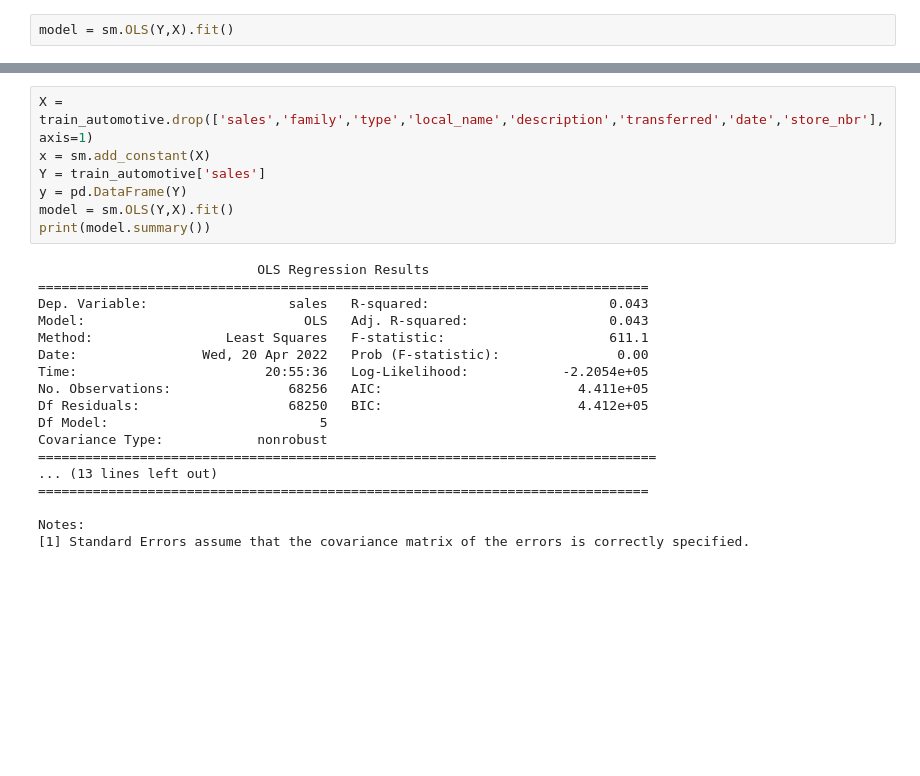
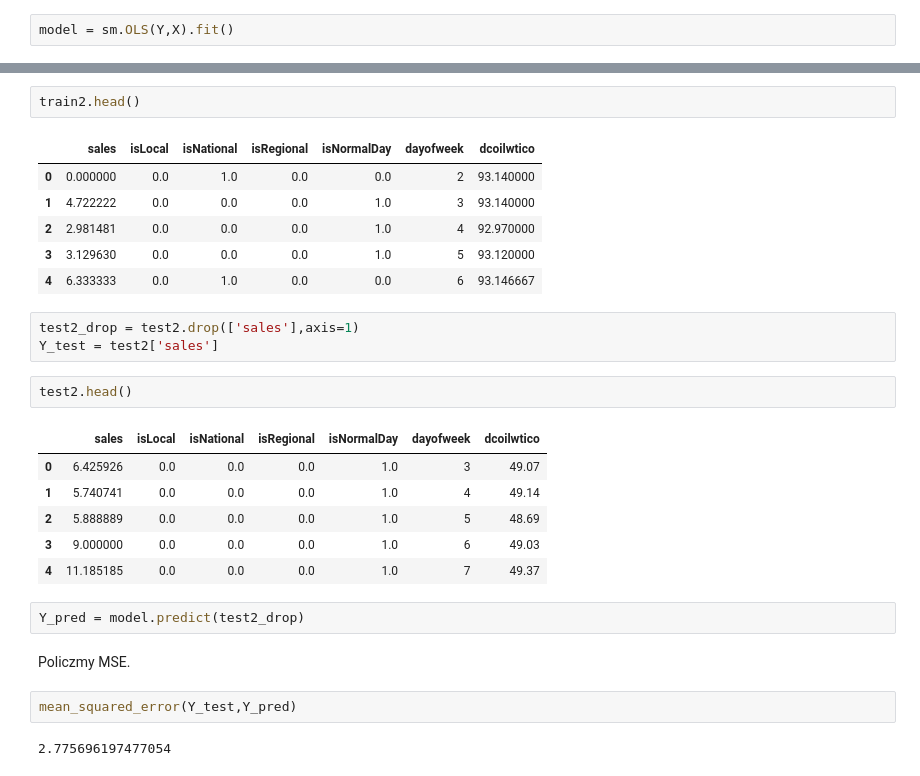
Before and after one commit to ndzadz/WTUM_12_2022, a Jupyter notebook: modelling_v2.ipynb, the cells around one changed output, grey strips where cells are left out. Saved outputs shown, nothing was run; the diff lists cells and outputs as text; blank space fills up the shorter version.

```diff
--- a/modelling_v2.ipynb
+++ b/modelling_v2.ipynb
@@ -206,25 +177,29 @@ train_automotive.head()
-# %%
-X = train_automotive.drop(['sales','family','type','local_name','description','transferred','date','store_nbr'],axis=1)
-x = sm.add_constant(X)
-Y = train_automotive['sales']
-y = pd.DataFrame(Y)
-model = sm.OLS(Y,X).fit()
-print(model.summary())
-# %% [output]
-                            OLS Regression Results
-==============================================================================
-Dep. Variable:                  sales   R-squared:                       0.043
-Model:                            OLS   Adj. R-squared:                  0.043
-Method:                 Least Squares   F-statistic:                     611.1
-Date:                Wed, 20 Apr 2022   Prob (F-statistic):               0.00
-Time:                        20:55:36   Log-Likelihood:            -2.2054e+05
-No. Observations:               68256   AIC:                         4.411e+05
-Df Residuals:                   68250   BIC:                         4.412e+05
-Df Model:                           5
-Covariance Type:            nonrobust
-===============================================================================
-... (13 lines left out)
-==============================================================================
-
-Notes:
-[1] Standard Errors assume that the covariance matrix of the errors is correctly specified.
+# %%
+train2.head()
+# %% [output]
+|  | sales | isLocal | isNational | isRegional | isNormalDay | dayofweek | dcoilwtico |
+| 0 | 0.000000 | 0.0 | 1.0 | 0.0 | 0.0 | 2 | 93.140000 |
+| 1 | 4.722222 | 0.0 | 0.0 | 0.0 | 1.0 | 3 | 93.140000 |
+| 2 | 2.981481 | 0.0 | 0.0 | 0.0 | 1.0 | 4 | 92.970000 |
+| 3 | 3.129630 | 0.0 | 0.0 | 0.0 | 1.0 | 5 | 93.120000 |
+| 4 | 6.333333 | 0.0 | 1.0 | 0.0 | 0.0 | 6 | 93.146667 |
+# %%
+test2_drop = test2.drop(['sales'],axis=1)
+Y_test = test2['sales']
+# %%
+test2.head()
+# %% [output]
+|  | sales | isLocal | isNational | isRegional | isNormalDay | dayofweek | dcoilwtico |
+| 0 | 6.425926 | 0.0 | 0.0 | 0.0 | 1.0 | 3 | 49.07 |
+| 1 | 5.740741 | 0.0 | 0.0 | 0.0 | 1.0 | 4 | 49.14 |
+| 2 | 5.888889 | 0.0 | 0.0 | 0.0 | 1.0 | 5 | 48.69 |
+| 3 | 9.000000 | 0.0 | 0.0 | 0.0 | 1.0 | 6 | 49.03 |
+| 4 | 11.185185 | 0.0 | 0.0 | 0.0 | 1.0 | 7 | 49.37 |
+# %%
+Y_pred = model.predict(test2_drop)
+# %% [markdown]
+Policzmy MSE.
+# %%
+mean_squared_error(Y_test,Y_pred)
+# %% [output]
+2.775696197477054
```
Also changed, not shown: parts of 33 cells of this notebook.
